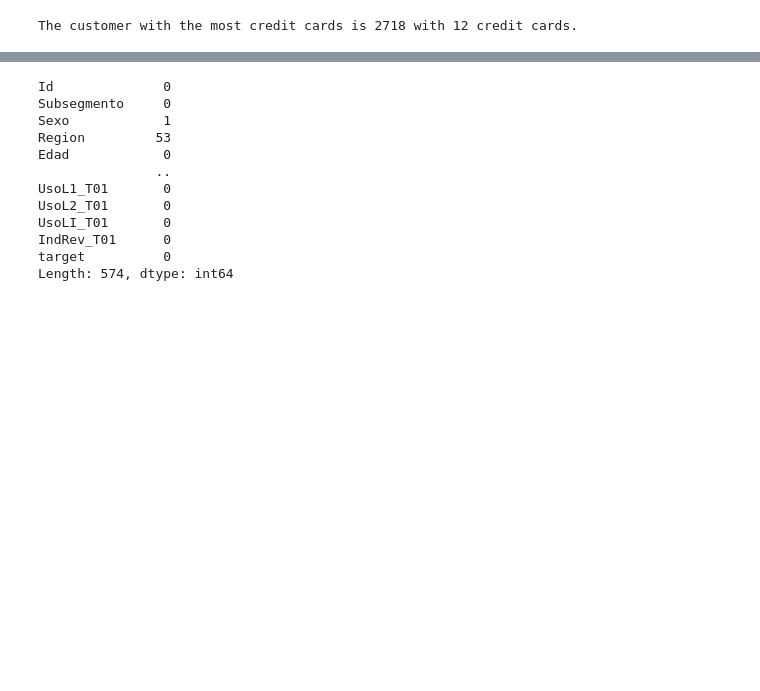
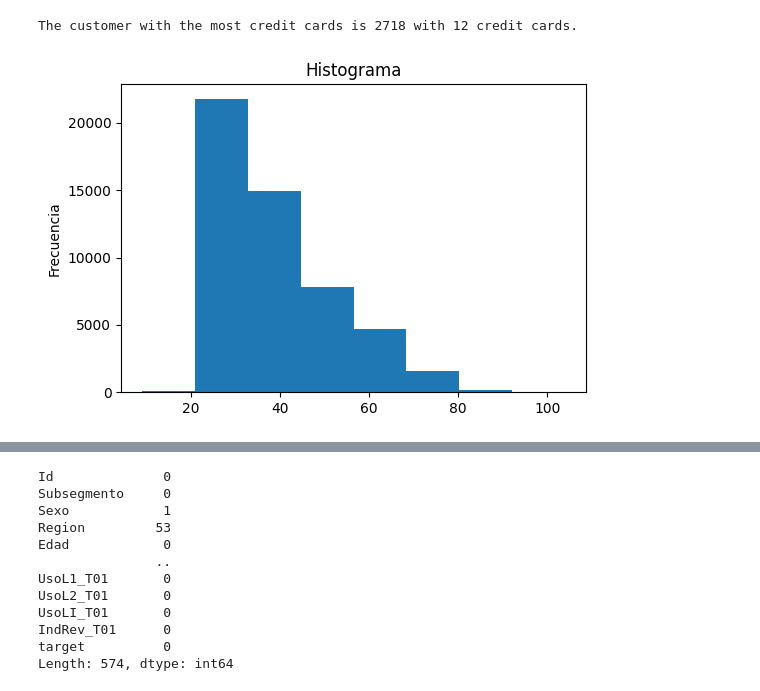
Before and after one commit to Ekronec/Machine-Learning, a Jupyter notebook: Evaluaciones/Trabajo_Monopoly.ipynb, the cells around one changed output, grey strips where cells are left out. Drawn from its saved outputs; the diff is of its cells as text; code cells hidden in the pictures; blank space fills up the shorter version.

```diff
--- a/Evaluaciones/Trabajo_Monopoly.ipynb
+++ b/Evaluaciones/Trabajo_Monopoly.ipynb
@@ -87,3 +101,12 @@ max_cards_customer = df.loc[df['TC'].idxmax()]
 print(f"The customer with the most credit cards is {max_cards_customer['Id']} with {max_cards_customer['TC']} credit cards.")
 # %% [output]
 The customer with the most credit cards is 2718 with 12 credit cards.
+# %%
+fig, ax = plt.subplots(figsize = (6, 4))
+ax.hist(df["Edad"], bins = 8)
+
+plt.xlabel("")
+plt.ylabel("Frecuencia")
+plt.title("Histograma");
+# %% [output]
+[figure, added]
```
Also changed, not shown: parts of 7 cells of this notebook.
